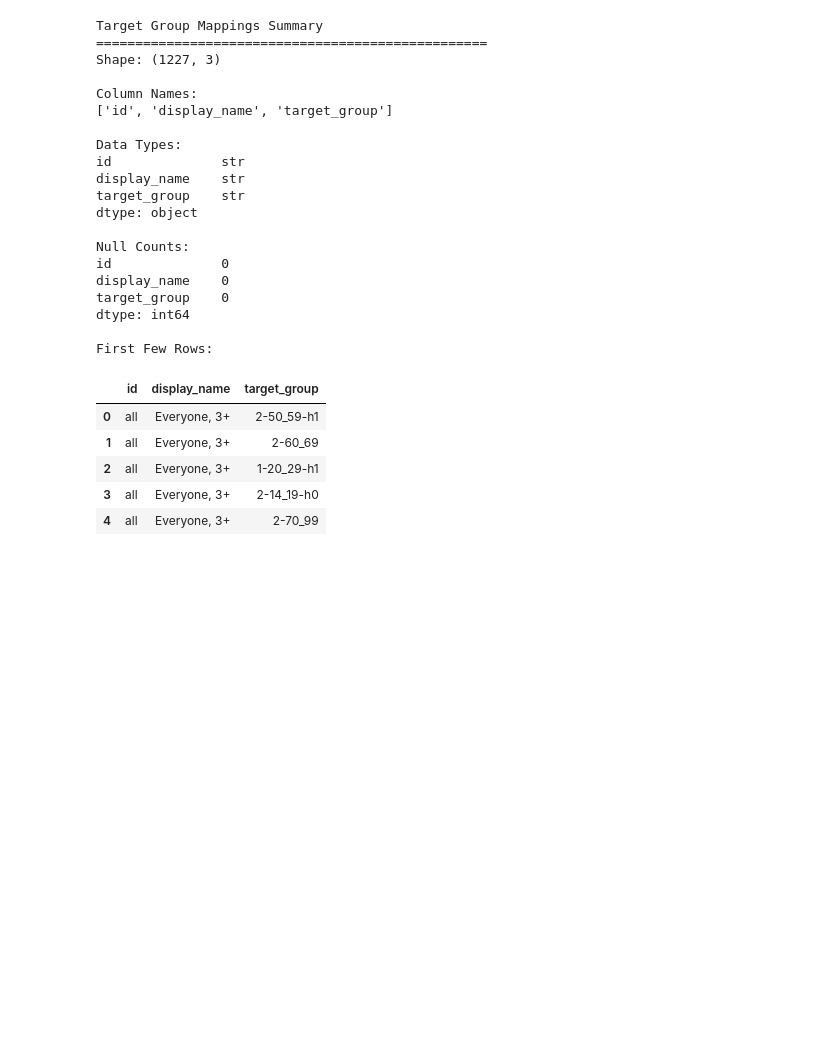
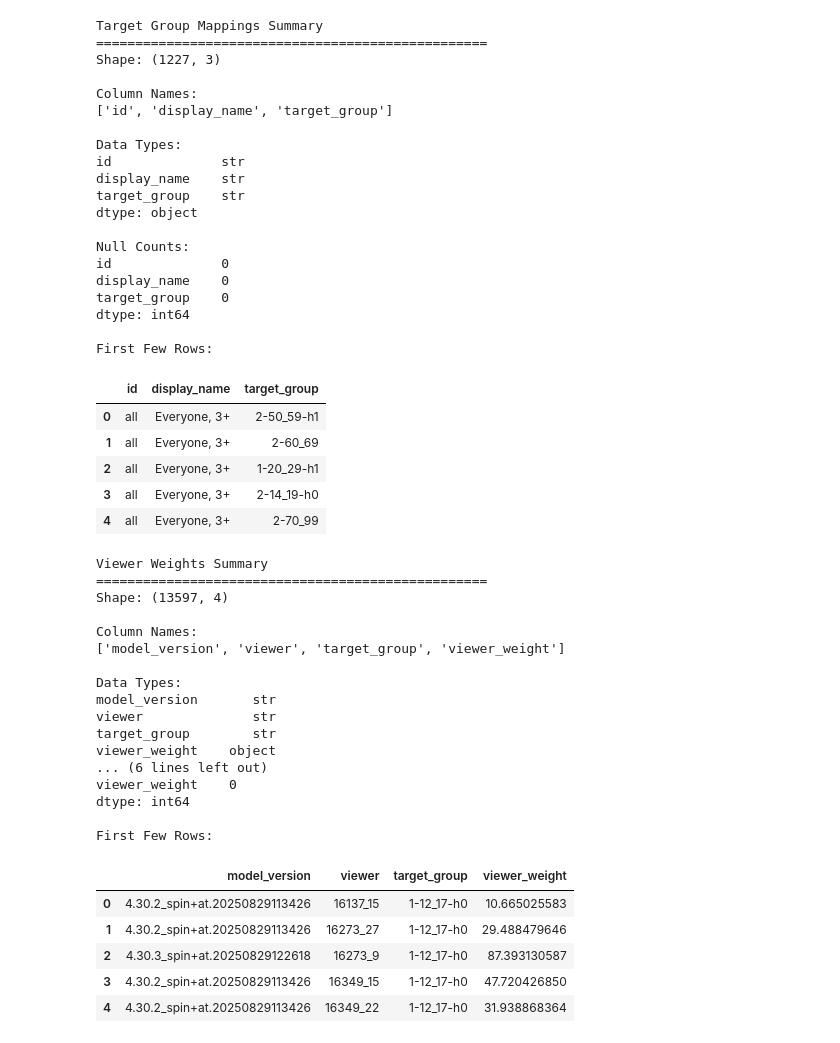
Before and after one commit to kialburg/streaming-viewership-case-study, a Jupyter notebook: parquet_eda.ipynb, the cells around one changed output. Cells and saved outputs as stored; diff of their text form; code cells hidden in the pictures; blank space fills up the shorter version.

Commit message:
build digital mappings and activation weights

```diff
--- a/eda.ipynb
+++ b/parquet_eda.ipynb
@@ -165,3 +167,43 @@ First Few Rows:
 | 2 | all | Everyone, 3+ | 1-20_29-h1 |
 | 3 | all | Everyone, 3+ | 2-14_19-h0 |
 | 4 | all | Everyone, 3+ | 2-70_99 |
+# %%
+import glob
+import os
+import pandas as pd
+
+viewer_weights_file = r"bucket\viewer_weights_000000000000.parquet"
+df_viewer_weights = pd.read_parquet(viewer_weights_file)
+
+print("Viewer Weights Summary")
+print("=" * 50)
+print(f"Shape: {df_viewer_weights.shape}")
+print(f"\nColumn Names:\n{df_viewer_weights.columns.tolist()}")
+print(f"\nData Types:\n{df_viewer_weights.dtypes}")
+print(f"\nNull Counts:\n{df_viewer_weights.isna().sum()}")
+print(f"\nFirst Few Rows:")
+df_viewer_weights.head()
+# %% [output]
+Viewer Weights Summary
+==================================================
+Shape: (13597, 4)
+
+Column Names:
+['model_version', 'viewer', 'target_group', 'viewer_weight']
+
+Data Types:
+model_version       str
+viewer              str
+target_group        str
+viewer_weight    object
+... (6 lines left out)
+viewer_weight    0
+dtype: int64
+
+First Few Rows:
+|  | model_version | viewer | target_group | viewer_weight |
+| 0 | 4.30.2_spin+at.20250829113426 | 16137_15 | 1-12_17-h0 | 10.665025583 |
+| 1 | 4.30.2_spin+at.20250829113426 | 16273_27 | 1-12_17-h0 | 29.488479646 |
+| 2 | 4.30.3_spin+at.20250829122618 | 16273_9 | 1-12_17-h0 | 87.393130587 |
+| 3 | 4.30.2_spin+at.20250829113426 | 16349_15 | 1-12_17-h0 | 47.720426850 |
+| 4 | 4.30.2_spin+at.20250829113426 | 16349_22 | 1-12_17-h0 | 31.938868364 |
```
Also changed, not shown: parts of 3 cells of this notebook, 15 other files.
